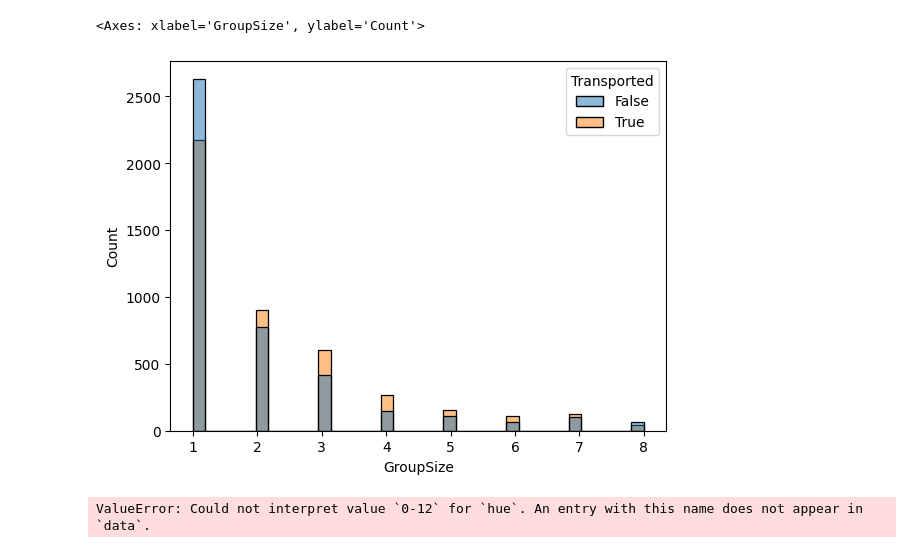
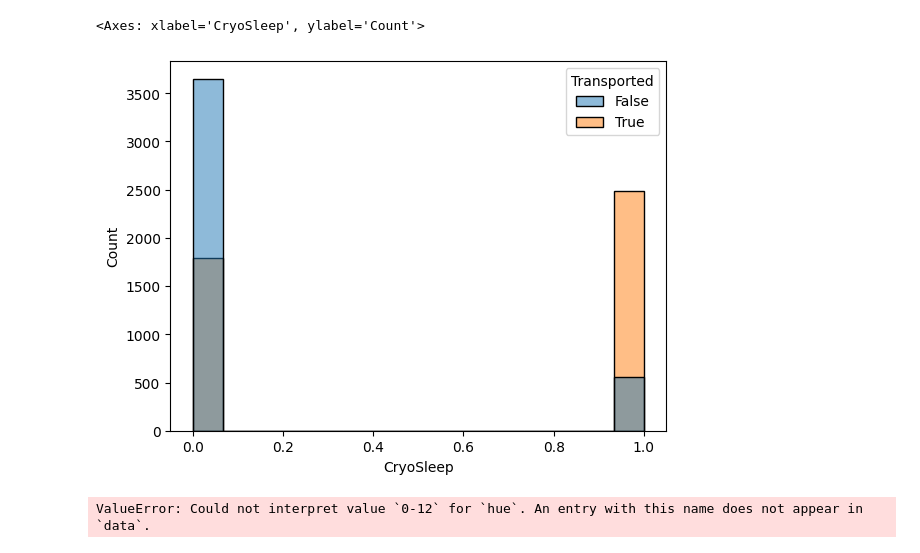
Before and after one commit to YoshiLeLama/projet-ml, a Jupyter notebook: data_analysis.ipynb, the cells around one changed output. Cells and saved outputs as stored; diff of their text form; code cells hidden in the pictures.

```diff
--- a/data_analysis.ipynb
+++ b/data_analysis.ipynb
@@ -144,10 +144,10 @@ dataset = dataset.merge(groups_size, on='Group')
 dataset.loc[(dataset['GroupSize'] == 1), 'Solo'] = 1
 dataset['Solo'] = dataset['Solo'].fillna(0).astype(int)
 # %%
-sns.histplot(data=dataset, x='GroupSize', hue='Transported')
+sns.histplot(data=dataset, x='CryoSleep', hue='Transported')
 # %% [output]
-<Axes: xlabel='GroupSize', ylabel='Count'>
+<Axes: xlabel='CryoSleep', ylabel='Count'>
-[figure, old version]
+[figure, new version]
 # %%
 sns.histplot(data=dataset, x='GroupSize', hue='0-12')
 # %% [output]
```
Also changed, not shown: 1 other file.
